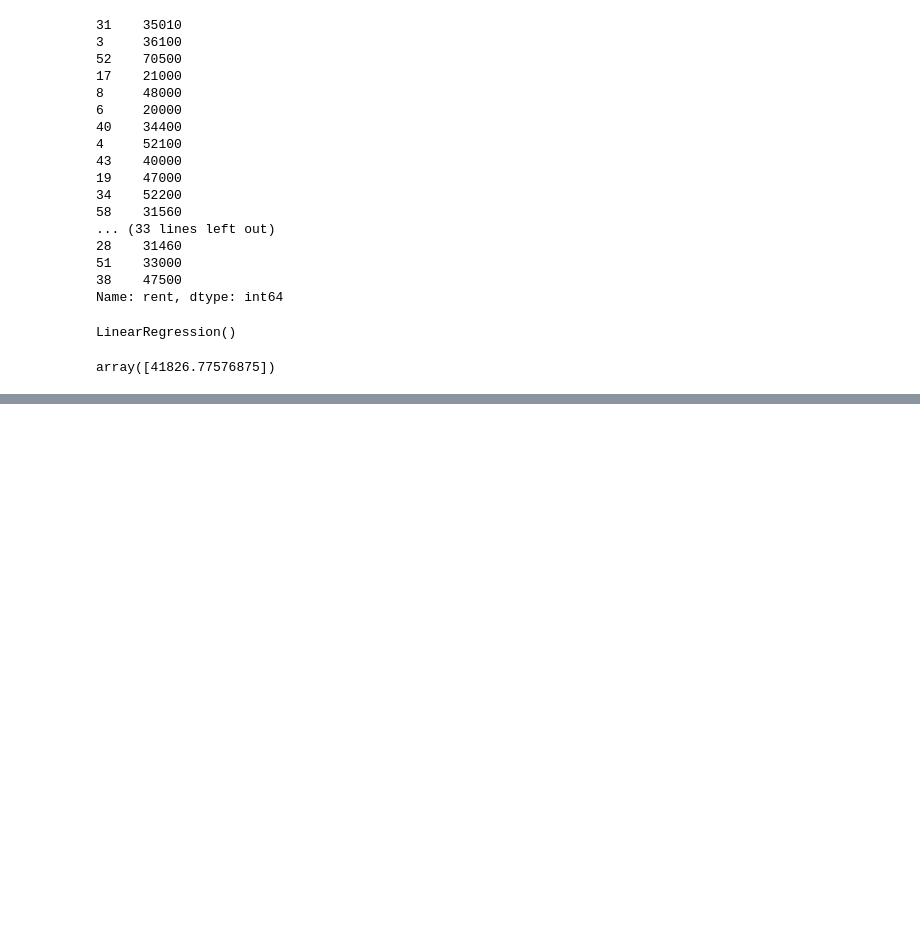
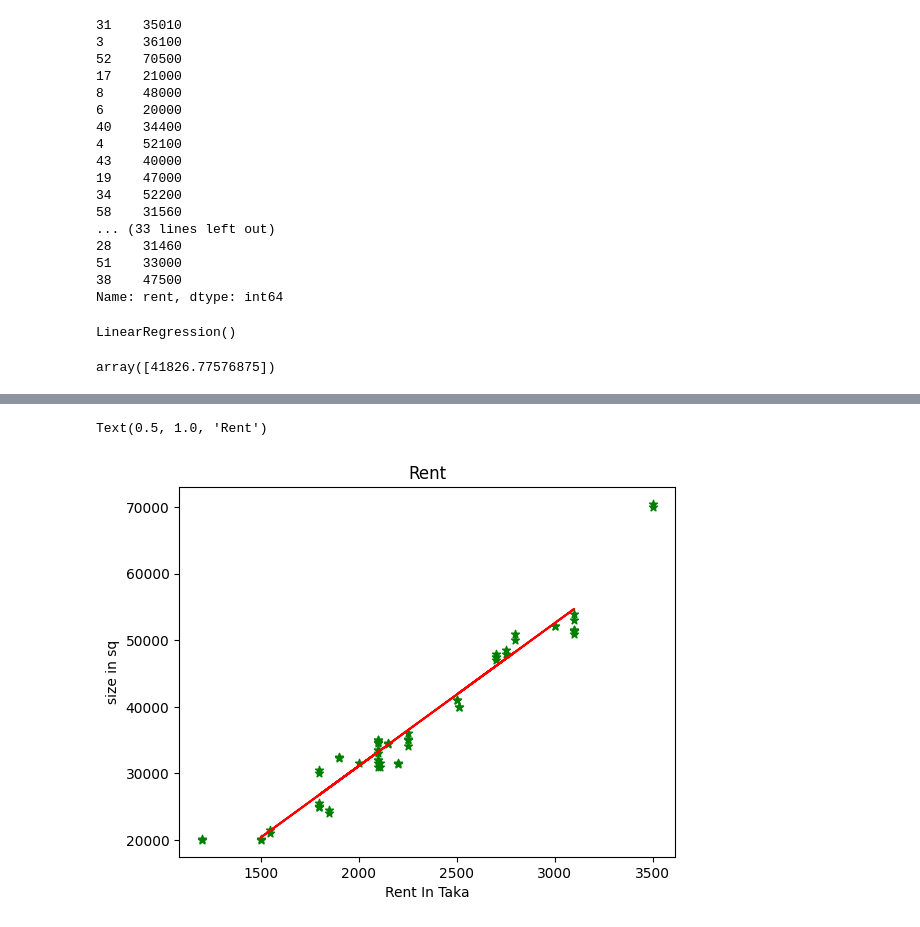
Before and after one commit to hafizur45/Basic_Linear_Regression, a Jupyter notebook: Linear_Regression.ipynb, the cells around one changed output, grey strips where cells are left out. Saved outputs shown, nothing was run; the diff lists cells and outputs as text; code cells hidden in the pictures; blank space fills up the shorter version.

```diff
--- a/Linear_Regression.ipynb
+++ b/Linear_Regression.ipynb
@@ -133,6 +133,8 @@ from sklearn.model_selection import train_test_split
 
 # Split the dataset into training and testing sets
 X_train, X_test, y_train, y_test = train_test_split(df.drop('rent', axis=1), df['rent'], test_size=0.2, random_state=42)
+# %%
+xtest=X_test
 # %%
 X_train
 # %% [output]
@@ -187,0 +288,9 @@ array([41826.77576875])
+# %%
+plt.scatter(df.area,df.rent,color = 'green',marker = '*')
+plt.plot(xtest,reg.predict(xtest),color = 'red')
+plt.xlabel('Rent In Taka')
+plt.ylabel('size in sq')
+plt.title('Rent')
+# %% [output]
+Text(0.5, 1.0, 'Rent')
+[figure, added]
```
Also changed, not shown: parts of 11 cells of this notebook.
